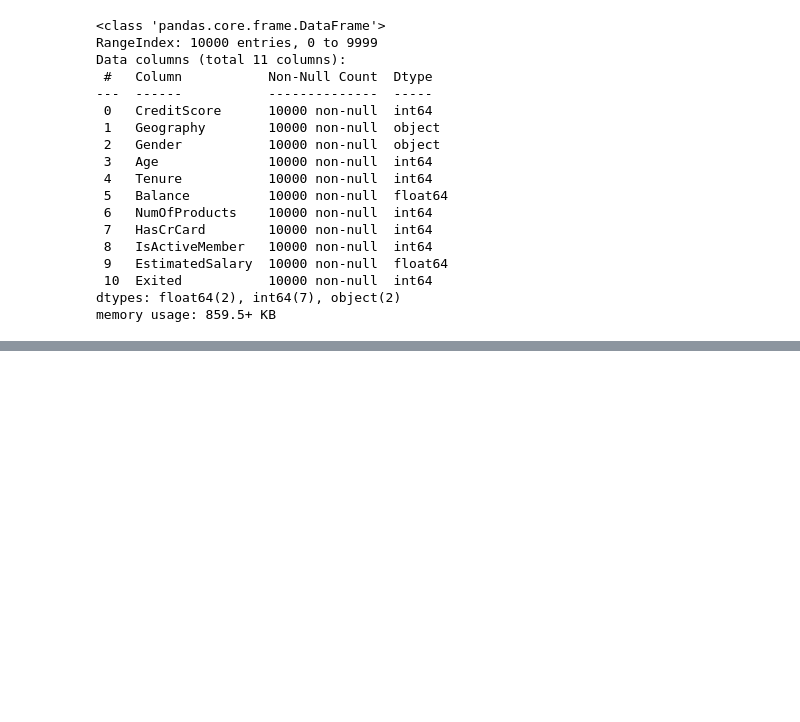
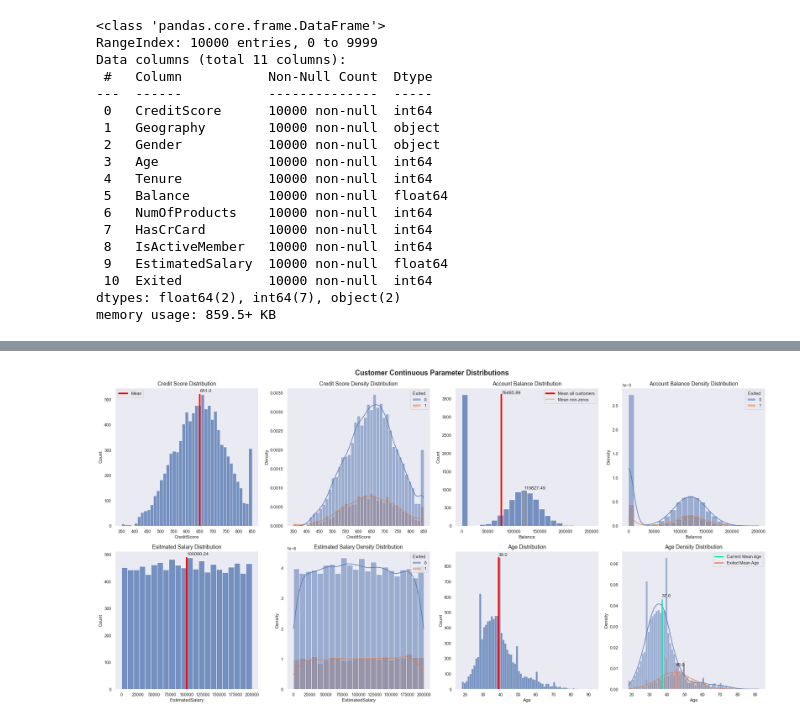
Before and after one commit to joe-orlich/Bank_Churn_Analysis, a Jupyter notebook: Data_Cleaning_EDA.ipynb, the cells around one changed output, grey strips where cells are left out. Drawn from its saved outputs; the diff is of its cells as text; code cells hidden in the pictures; blank space fills up the shorter version.

```diff
--- a/Data_Cleaning_EDA.ipynb
+++ b/Data_Cleaning_EDA.ipynb
@@ -103,0 +106,95 @@ Name: IsActiveMember, dtype: int64
+# %%
+#plot the histograms for the continous parameters
+
+#create helper function to capture heights of histogram bars
+def make_heights_list(ax):
+    heights = []
+    for p in ax.patches:
+        heights.append(p.get_height())
+    heights.sort()
+    return heights
+
+sns.set_theme(style="darkgrid")
+
+fig, axes = plt.subplots(2,4, figsize=(24,12), constrained_layout=True)
+fig.suptitle("Customer Continuous Parameter Distributions", fontsize=18, weight='bold')
+
+
+sns.histplot(ax=axes[0,0], data=df.CreditScore)
+plt.sca(axes[0,0])
+plt.xticks([x for x in range(349,851) if x%50==0])
+heights = make_heights_list(axes[0,0])
+line1= plt.axvline(df.CreditScore.mean(), 0, heights[-1]/axes[0,0].get_ylim()[1], color='red', linewidth=4)
+plt.text(df.CreditScore.mean(), heights[-1]+10, str(round(df.CreditScore.mean(),0)))
+plt.legend((line1,),('Mean',), loc=2)
+plt.grid(False)
+plt.title("Credit Score Distribution", size=14)
+
+
+
+sns.histplot(ax=axes[0,2],data=df.Balance)
+plt.sca(axes[0,2])
+heights = make_heights_list(axes[0,2])
+line2=plt.axvline(df.Balance.mean(), 0, heights[-1]/axes[0,2].get_ylim()[1], color='red',linewidth=4)
+line3=plt.axvline(df[df['Balance'] > 1].Balance.mean(), 0, heights[-2]/axes[0,2].get_ylim()[1], color='orange')
+plt.text(df[df['Balance'] > 1].Balance.mean(),(heights[-2]+20), str(round(df[df['Balance'] > 1].Balance.mean(),2)))
+plt.text(df.Balance.mean(),(heights[-1]+10), str(round(df.Balance.mean(),2)))
+
+plt.legend((line2,line3),('Mean all customers', 'Mean non-zeros'), loc=1)
+plt.grid(False)
+plt.title("Account Balance Distribution", size=14)
+
+
+
+sns.histplot(ax=axes[0,1], data=df, x=df.CreditScore, hue=df.Exited, stat="density",kde=True)
+plt.sca(axes[0,1])
+plt.xticks([x for x in range(349,851) if x%50==0])
+plt.grid(False)
+plt.title("Credit Score Density Distribution", size=14)
+
+
+sns.histplot(ax=axes[0,3],data=df, x=df.Balance, hue=df.Exited, stat="density",kde=True)
+plt.sca(axes[0,3])
+plt.grid(False)
+plt.title("Account Balance Density Distribution", size=14)
+
+
+
+sns.histplot(ax=axes[1,0],data=df.EstimatedSalary)
+plt.sca(axes[1,0])
+heights = make_heights_list(axes[1,0])
+plt.axvline(df.EstimatedSalary.mean(), 0 , heights[-1]/axes[1,0].get_ylim()[1], color='red',linewidth=4)
+plt.text(df.EstimatedSalary.mean(), heights[-1]+10, str(round(df.EstimatedSalary.mean(),2)))
+plt.grid(False)
+plt.title("Esitmated Salary Distribution", size=14)
+
+
+sns.histplot(ax=axes[1,2], data=df.Age)
+plt.sca(axes[1,2])
+heights = make_heights_list(axes[1,2])
+plt.axvline(df.Age.mean(), 0 , heights[-1]/axes[1,2].get_ylim()[1], color='red',linewidth=4)
+plt.text(df.Age.mean(), heights[-1]+10, str(round(df.Age.mean(),0)))
+plt.grid(False)
+plt.title("Age Distribution", size=14)
+
+
+
+sns.histplot(ax=axes[1,1],data=df, x=df.EstimatedSalary, hue=df.Exited, stat="density",kde=True)
+plt.sca(axes[1,1])
+plt.grid(False)
+plt.title("Estimated Salary Density Distribution", size=14)
+
+
+sns.histplot(ax=axes[1,3], data=df, x=df.Age, hue=df.Exited, stat="density", kde=True)
+plt.sca(axes[1,3])
+plt.grid(False)
+plt.title("Age Density Distribution", size=14)
+exited_mean_age = df[df['Exited']==1]['Age'].mean()
+current_mean_age = df[df['Exited']==0]['Age'].mean()
+line4=plt.axvline(round(exited_mean_age,0), 0, .15, color="#ff704d",linewidth=3)
+plt.text(round(exited_mean_age,0), .011, str(round(exited_mean_age,0)))
+line5=plt.axvline(round(current_mean_age,0), 0, .65, color='#00e6ac',linewidth=3)
+plt.text(round(current_mean_age,0), .044, str(round(current_mean_age,0)))
+plt.legend((line5,line4),('Current Mean Age', 'Exited Mean Age'), loc=1);
+# %% [output]
+[figure, added]
```
Also changed, not shown: parts of 26 cells of this notebook, 9 other files.
